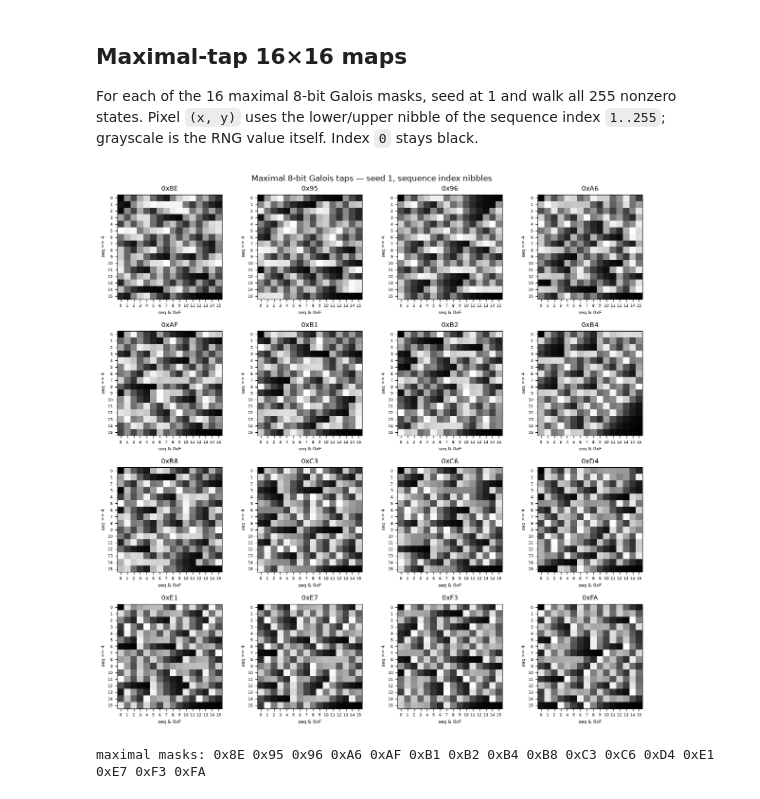
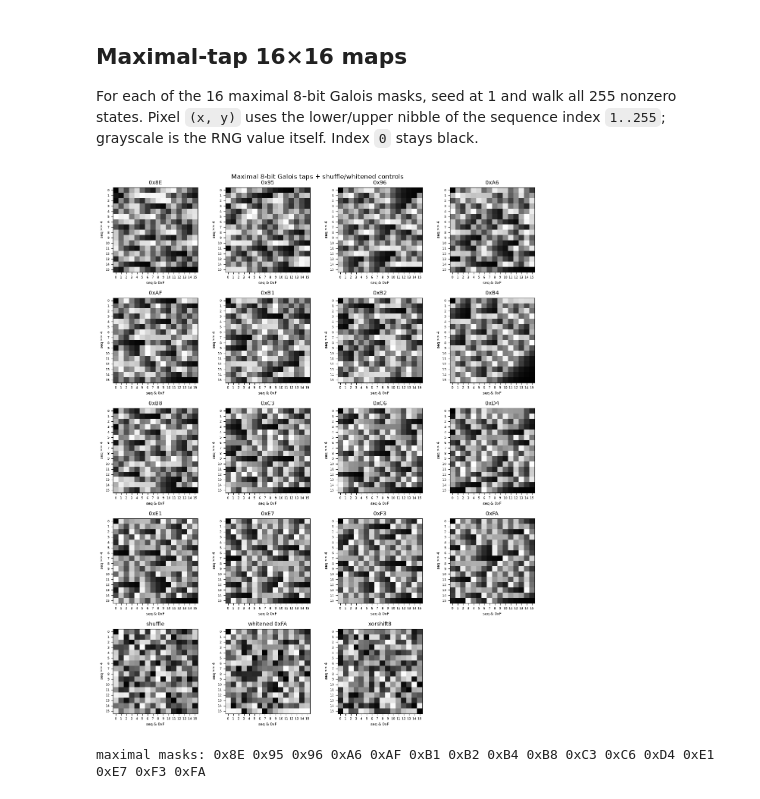
Before and after one commit to VroomDev/ti85, a Jupyter notebook: vic20engine/rng8bit.ipynb, the cells around one changed output. Saved outputs shown, nothing was run; the diff lists cells and outputs as text; code cells hidden in the pictures.

Commit message:
added Marsaglia spectral pattern charts

```diff
--- a/vic20engine/rng8bit.ipynb
+++ b/vic20engine/rng8bit.ipynb
@@ -568,38 +603,48 @@ def galois_sequence8(mask, seed=1, count=255):
         out.append(state)
     return out
 
 
 def sequence_image(values):
     """16x16 map: x=low nibble, y=high nibble of sequence index 1..255."""
     img = [[0] * 16 for _ in range(16)]
     for seq, value in enumerate(values, start=1):
         x = seq & 0x0F
         y = (seq >> 4) & 0x0F
         img[y][x] = value
     return img
 
 
 maximal8 = [mask for mask in range(256) if period8(mask) == 255]
 assert len(maximal8) == 16, "expected 16 maximal 8-bit masks, got %d" % len(maximal8)
 
-fig, axes = plt.subplots(4, 4, figsize=(12, 12))
-for ax, mask in zip(axes.flat, maximal8):
-    values = galois_sequence8(mask)
+control = list(range(1, 256))
+random.shuffle(control)
+whitened = [(value ^ i) & 0xFF for i, value in enumerate(galois_sequence8(0xFA))]
+series = [("0x%02X" % mask, galois_sequence8(mask)) for mask in maximal8]
+series.append(("shuffle", control))
+series.append(("whitened 0xFA", whitened))
+marsagliaSeed = 1
+xorshift_seq = [xorshift8() for _ in range(255)]
+series.append(("xorshift8", xorshift_seq))
+
+fig, axes = plt.subplots(5, 4, figsize=(12, 15))
+for ax, (title, values) in zip(axes.flat, series):
     img = sequence_image(values)
     ax.imshow(img, cmap="gray", vmin=0, vmax=255, interpolation="nearest")
-    ax.set_title("0x%02X" % mask, fontsize=10)
+    ax.set_title(title, fontsize=10)
     ax.set_xticks(range(16))
     ax.set_yticks(range(16))
     ax.tick_params(labelsize=6)
     ax.set_xlabel("seq & 0xF", fontsize=7)
     ax.set_ylabel("seq >> 4", fontsize=7)
-fig.suptitle("Maximal 8-bit Galois taps — seed 1, sequence index nibbles", fontsize=12)
+for ax in axes.flat[len(series):]:
+    ax.set_visible(False)
+fig.suptitle("Maximal 8-bit Galois taps + shuffle/whitened controls", fontsize=12)
 fig.tight_layout()
 fig.savefig("maximal-8-bit-galois-taps.png", dpi=150, bbox_inches="tight")
 plt.show()
 
-
 print("maximal masks:", " ".join("0x%02X" % m for m in maximal8))
 # %% [output]
-[figure, old version]
+[figure, new version]
 maximal masks: 0x8E 0x95 0x96 0xA6 0xAF 0xB1 0xB2 0xB4 0xB8 0xC3 0xC6 0xD4 0xE1 0xE7 0xF3 0xFA
```
Also changed, not shown: parts of 5 cells of this notebook, 2 other files.
